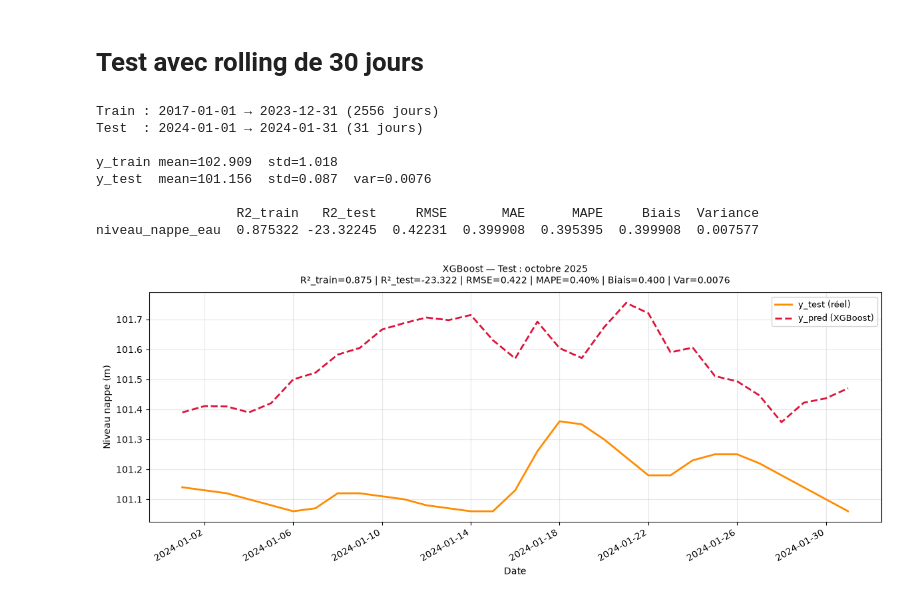
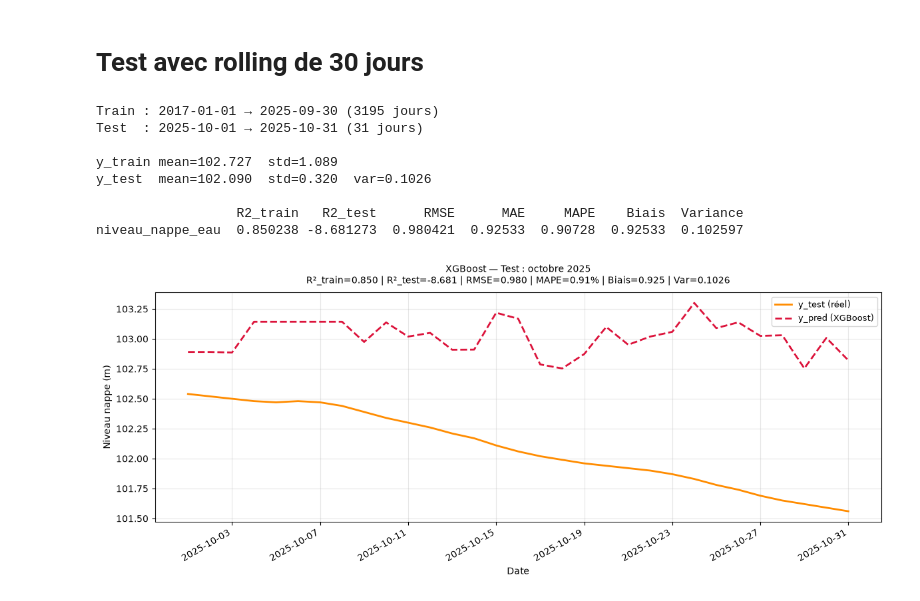
Before and after one commit to lauradmch/NappeCast-forecasting, a Jupyter notebook: notebooks/machine_learning.ipynb, the cells around one changed output. Drawn from its saved outputs; the diff is of its cells as text; code cells hidden in the pictures.

Commit message:
feat: add additional figure in the machine_learning.ipynb

```diff
--- a/notebooks/machine_learning.ipynb
+++ b/notebooks/machine_learning.ipynb
@@ -54,6 +65,8 @@ df.columns.tolist()
 from xgboost import XGBRegressor
 from sklearn.metrics import r2_score, mean_squared_error, mean_absolute_error
 import matplotlib.pyplot as plt
+# %%
+X_train, X_test, y_train, y_test = preprocessing(df, test_size=30)
 # %%
 def xgboost_regressor(df, n_estimators=100, learning_rate=0.1, max_depth=4,
                       subsample=0.8, colsample_bytree=0.8, random_state=42):
@@ -202,8 +215,8 @@ def xgboost_octobre_2025(df, n_estimators=100, learning_rate=0.1, max_depth=4,
     df = df[feature_cols + [target_col]].dropna()
 
     # --- Split : train = tout avant oct 2025, test = oct 2025 ---
-    test_mask = (df.index.year == 2024) & (df.index.month == 1)
-    df_train  = df[df.index < "2024-01-01"]
+    test_mask = (df.index.year == 2025) & (df.index.month == 10)
+    df_train  = df[df.index < "2025-10-01"]
     df_test   = df[test_mask]
 
     X_train = df_train[feature_cols]
@@ -254,37 +267,37 @@ def xgboost_octobre_2025(df, n_estimators=100, learning_rate=0.1, max_depth=4,
             color="darkorange", linewidth=2, label="y_test (réel)")
     ax.plot(y_test.index, y_pred,
             color="crimson", linewidth=2, linestyle="--", label="y_pred (XGBoost)")
 
     row = metrics_df.iloc[0]
     ax.set_title(
         f"XGBoost — Test : octobre 2025\n"
         f"R²_train={row['R2_train']:.3f} | R²_test={row['R2_test']:.3f} | "
         f"RMSE={row['RMSE']:.3f} | MAPE={row['MAPE']:.2f}% | "
         f"Biais={row['Biais']:.3f} | Var={row['Variance']:.4f}",
         fontsize=10, pad=10
     )
     ax.set_xlabel("Date")
     ax.set_ylabel("Niveau nappe (m)")
     ax.xaxis.set_major_locator(plt.MaxNLocator(10))
     fig.autofmt_xdate(rotation=45)
     fig.autofmt_xdate()
     ax.legend(fontsize=9)
     ax.grid(True, alpha=0.3)
     plt.tight_layout()
     plt.show()
 
     return predictions_df, metrics_df
 
 
 # ── Exécution ──────────────────────────────────────────────────────────────────
 predictions_oct25, metrics_oct25 = xgboost_octobre_2025(df)
 # %% [output]
-Train : 2017-01-01 → 2023-12-31 (2556 jours)
-Test  : 2024-01-01 → 2024-01-31 (31 jours)
+Train : 2017-01-01 → 2025-09-30 (3195 jours)
+Test  : 2025-10-01 → 2025-10-31 (31 jours)
 
-y_train mean=102.909  std=1.018
-y_test  mean=101.156  std=0.087  var=0.0076
+y_train mean=102.727  std=1.089
+y_test  mean=102.090  std=0.320  var=0.1026
 
-                  R2_train   R2_test     RMSE       MAE      MAPE     Biais  Variance
-niveau_nappe_eau  0.875322 -23.32245  0.42231  0.399908  0.395395  0.399908  0.007577
+                  R2_train   R2_test      RMSE      MAE     MAPE    Biais  Variance
+niveau_nappe_eau  0.850238 -8.681273  0.980421  0.92533  0.90728  0.92533  0.102597
-[figure, old version]
+[figure, new version]
```
Also changed, not shown: parts of 8 cells of this notebook.
